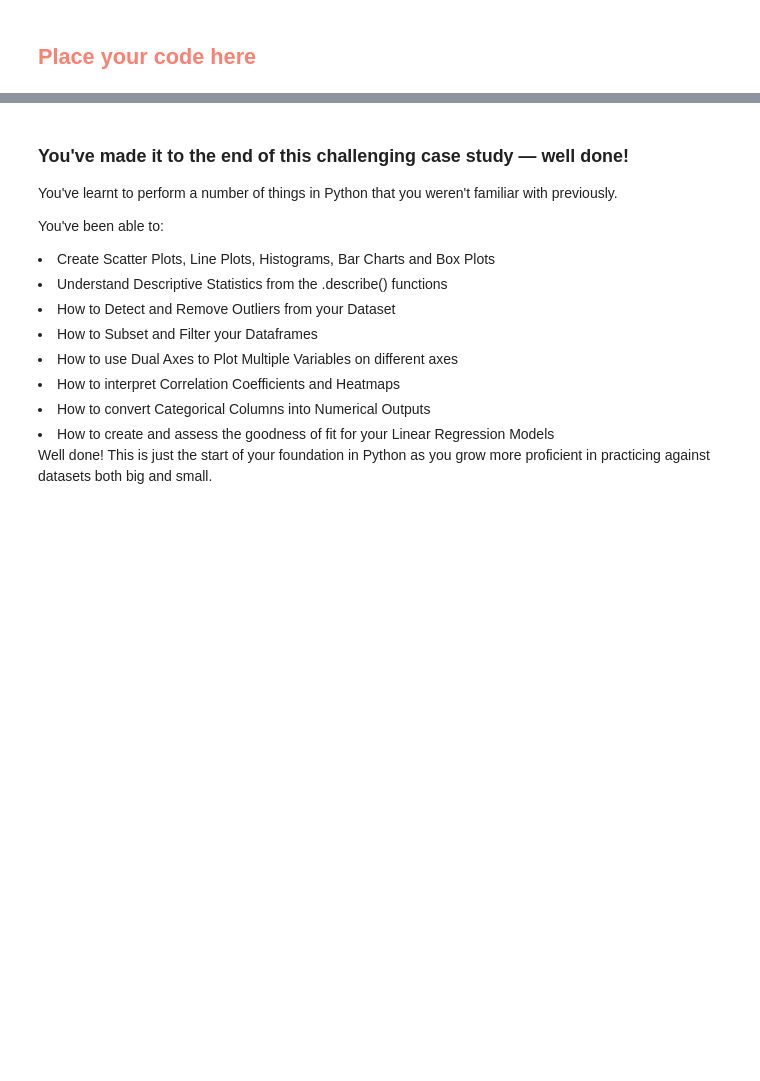
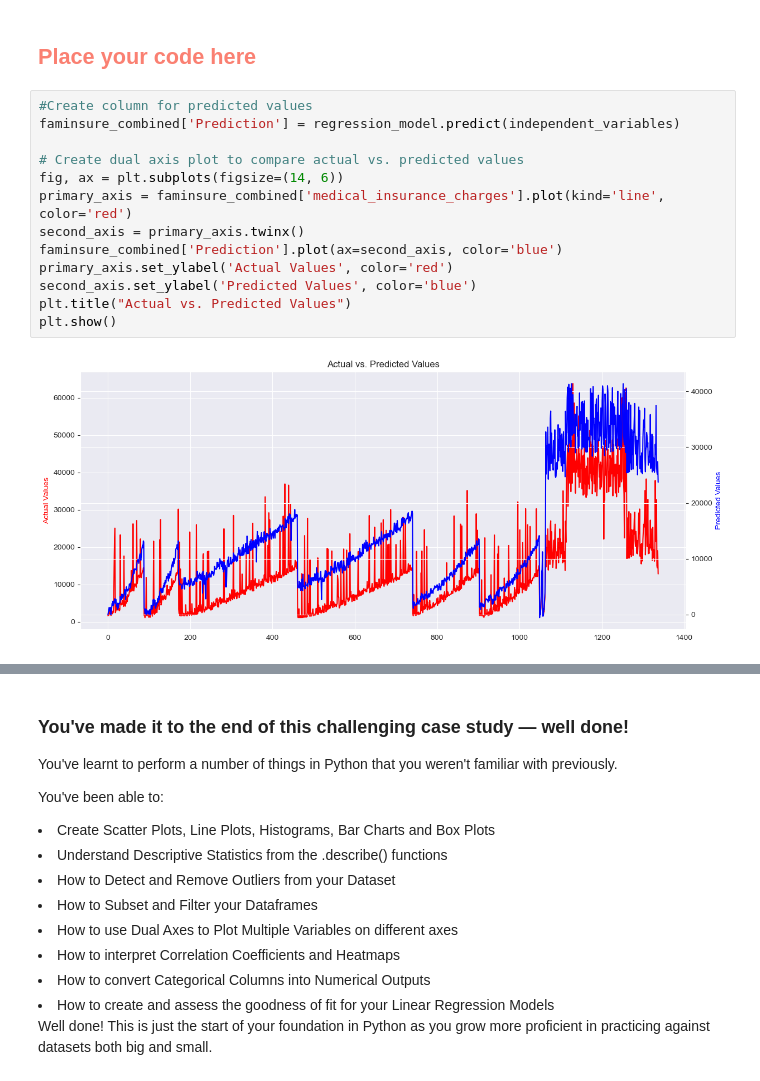
Before and after one commit to christinedbaxter/sb_CaseStudy_FamInsureCo, a Jupyter notebook: FamInsureCo_OLS_Case_Study.ipynb, the cells around one changed output, grey strips where cells are left out. Drawn from its saved outputs; the diff is of its cells as text; blank space fills up the shorter version.

```diff
--- a/FamInsureCo_OLS_Case_Study.ipynb
+++ b/FamInsureCo_OLS_Case_Study.ipynb
@@ -1036,3 +1242,18 @@ iii) Create a Dual-Axis Plot with the following axes items: <p>
 We've included an example below of how your chart might look once you're done!
 # %% [markdown]
 <h2><b style="color:salmon"> Place your code here </b> </h2>
+# %%
+#Create column for predicted values
+faminsure_combined['Prediction'] = regression_model.predict(independent_variables)
+
+# Create dual axis plot to compare actual vs. predicted values
+fig, ax = plt.subplots(figsize=(14, 6))
+primary_axis = faminsure_combined['medical_insurance_charges'].plot(kind='line', color='red')
+second_axis = primary_axis.twinx()
+faminsure_combined['Prediction'].plot(ax=second_axis, color='blue')
+primary_axis.set_ylabel('Actual Values', color='red')
+second_axis.set_ylabel('Predicted Values', color='blue')
+plt.title("Actual vs. Predicted Values")
+plt.show()
+# %% [output]
+[figure, added]
```
Also changed, not shown: parts of 28 cells of this notebook.
